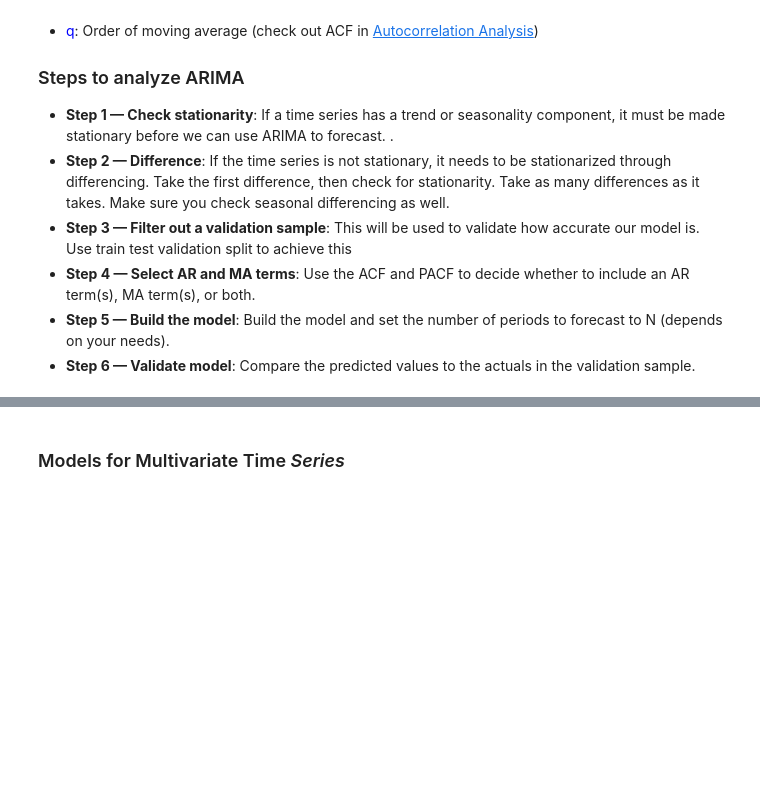
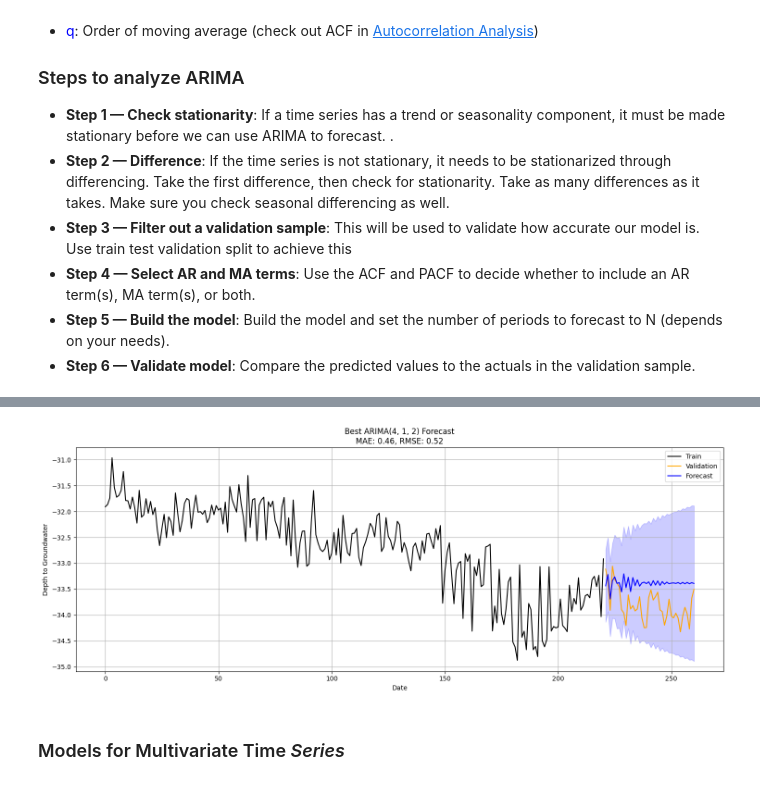
Before and after one commit to thisishasan/bigdata_mod_b, a Jupyter notebook: code.ipynb, the cells around one changed output, grey strips where cells are left out. Cells and saved outputs as stored; diff of their text form; code cells hidden in the pictures; blank space fills up the shorter version.

```diff
--- a/code.ipynb
+++ b/code.ipynb
@@ -664,0 +660,76 @@ MAE: 0.46, RMSE: 0.52
+# %%
+from statsmodels.tsa.arima.model import ARIMA
+from sklearn.metrics import mean_absolute_error, mean_squared_error
+import math
+import pandas as pd
+import matplotlib.pyplot as plt
+
+# Define search range for p and q
+p_values = range(0, 5)
+d = 1
+q_values = range(0, 5)
+
+results = []
+best_aic = float("inf")
+best_bic = float("inf")
+best_order_aic = None
+best_order_bic = None
+
+print("Fitting ARIMA models and recording AIC, BIC...\n")
+for p in p_values:
+    for q in q_values:
+        try:
+            model = ARIMA(y_train, order=(p, d, q))
+            model_fit = model.fit()
+            aic = model_fit.aic
+            bic = model_fit.bic
+            results.append((p, d, q, aic, bic))
+            print(f"ARIMA({p},{d},{q}) - AIC: {aic:.2f}, BIC: {bic:.2f}")
+            if aic < best_aic:
+                best_aic = aic
+                best_order_aic = (p, d, q)
+            if bic < best_bic:
+                best_bic = bic
+                best_order_bic = (p, d, q)
+        except Exception as e:
+            print(f"ARIMA({p},{d},{q}) - failed to fit: {e}")
+
+print(f"\nBest ARIMA by AIC: ARIMA{best_order_aic} with AIC={best_aic:.2f}")
+print(f"Best ARIMA by BIC: ARIMA{best_order_bic} with BIC={best_bic:.2f}")
+
+# Optional: summary table of all tried models
+df_results = pd.DataFrame(results, columns=['p', 'd', 'q', 'AIC', 'BIC'])
+print("\nSummary table of all models:")
+print(df_results)
+
+# Fit best model by AIC
+model = ARIMA(y_train, order=best_order_aic)
+model_fit = model.fit()
+
+# Forecast
+forecast_result = model_fit.get_forecast(steps=len(y_valid))
+y_pred = forecast_result.predicted_mean
+conf_int = forecast_result.conf_int()
+
+# Evaluation metrics
+score_mae = mean_absolute_error(y_valid, y_pred)
+score_rmse = math.sqrt(mean_squared_error(y_valid, y_pred))
+print(f"\nForecast Evaluation:")
+print(f"MAE: {score_mae:.2f}, RMSE: {score_rmse:.2f}")
+print(f"AIC: {model_fit.aic:.2f}")
+print(f"BIC: {model_fit.bic:.2f}")
+
+# Plot forecast with confidence intervals
+plt.figure(figsize=(15, 6))
+plt.plot(y_train, label='Train', color='black')
+plt.plot(y_valid, label='Validation', color='orange')
+plt.plot(y_pred, label='Forecast', color='blue')
+plt.fill_between(conf_int.index, conf_int.iloc[:, 0], conf_int.iloc[:, 1], color='blue', alpha=0.2)
+plt.title(f'Best ARIMA{best_order_aic} Forecast\nMAE: {score_mae:.2f}, RMSE: {score_rmse:.2f}')
+plt.xlabel('Date')
+plt.ylabel('Depth to Groundwater')
+plt.legend()
+plt.grid(True)
+plt.tight_layout()
+plt.show()
+# %% [output]
@@ -665,3 +753,4 @@ MAE: 0.46, RMSE: 0.52
+[figure, added]
 # %% [markdown]
 ### Models for Multivariate Time *Series*
 # %% [markdown]
```
Also changed, not shown: parts of 11 cells of this notebook.
